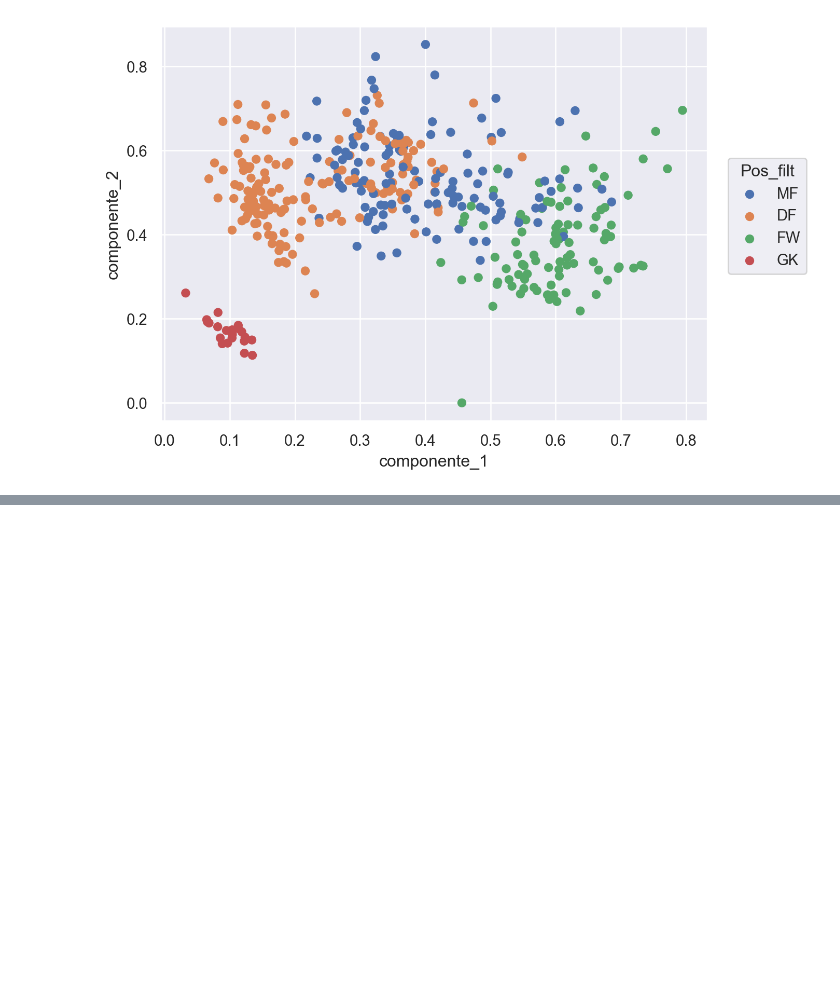
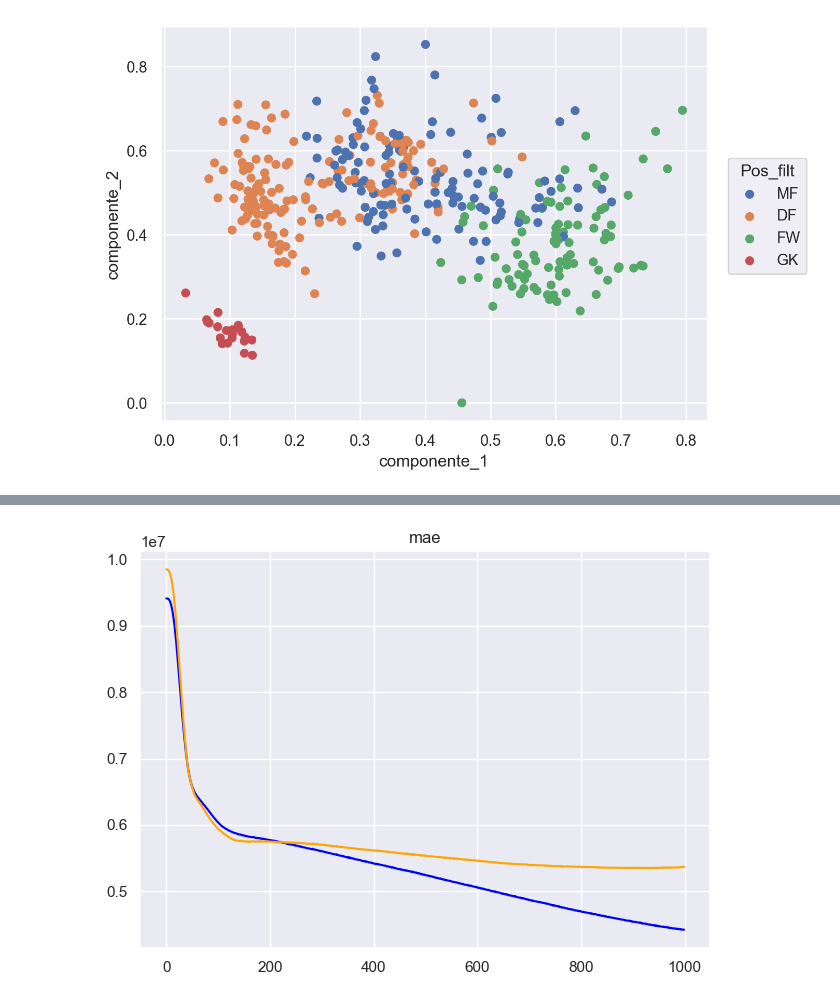
Before and after one commit to mgresnik/trabajo_practico_nro_2, a Jupyter notebook: Laboratorio_de_datos_(LCD)_IC_2024_Trabajo_Práctico_N°_2.ipynb, the cells around one changed output, grey strips where cells are left out. Drawn from its saved outputs; the diff is of its cells as text; code cells hidden in the pictures; blank space fills up the shorter version.

Commit message:
Recomendación de jugadores, liga femenina

```diff
--- a/Laboratorio_de_datos_(LCD)_IC_2024_Trabajo_Práctico_N°_2.ipynb
+++ b/Laboratorio_de_datos_(LCD)_IC_2024_Trabajo_Práctico_N°_2.ipynb
@@ -672,0 +821,11 @@ Precisión en los datos de testeo: 0.7379134860050891
+# %%
+df_valuacion_jugadores = pd.read_csv('transfermarkt_fbref_201920.csv', delimiter =';')
+print(df_valuacion_jugadores.info())
+
+# Se eliminan las columnas que tienen valores faltantes:
+columnas_valores_nan= df_valuacion_jugadores.isna().sum()
+print('Columnas con valores nan: \n', columnas_valores_nan[columnas_valores_nan>0])
+df_valuacion_jugadores.drop(columns=columnas_valores_nan[columnas_valores_nan>0].index,inplace=True)
+
+columnas_valores_nan= df_valuacion_jugadores.isna().sum()
+print('\nLimpieza nan realizada.. Columnas con valores nan: ', columnas_valores_nan[columnas_valores_nan>0].shape[0],'\n')
@@ -672,0 +845,11 @@ Precisión en los datos de testeo: 0.7379134860050891
+# %%
+#Se revisan las columnas de tipo object
+df_valuacion_jugadores.select_dtypes(include=['object']).info(verbose=True)
+
+#La columna de Attendance no debería ser object, se examina
+print("df_valuacion_jugadores.Attendance:/n", df_valuacion_jugadores.Attendance.unique())
+
+#La columna tiene valores con separador de miles con coma, se convierten a entero
+df_valuacion_jugadores['Attendance'] = df_valuacion_jugadores['Attendance'].str.replace(',', '').astype(int)
+
+df_valuacion_jugadores.reset_index(drop=True,inplace=True)
@@ -672,0 +987,14 @@ Precisión en los datos de testeo: 0.7379134860050891
+# %%
+# Armamos una funcion para graficar el error a través de las épocas
+def graficar_error(history, error_name):
+    x_arr = np.array(history.epoch)    # en el atributo epoch, history guarda una lista de epocas
+    plot = (
+        so.Plot()
+        .add(so.Line(color='blue'), x=x_arr, y=history.history[error_name])#, label='Entrenamiento')
+        .add(so.Line(color='orange'), x=x_arr, y=history.history[f'val_{error_name}'])#, label='Validacion')
+        .label(title=error_name, legend="datos")
+    )
+    plot.show()
+graficar_error(hist, 'mae')
+# %% [output]
+[figure, added]
```
Also changed, not shown: parts of 35 cells of this notebook, 2 other files.
